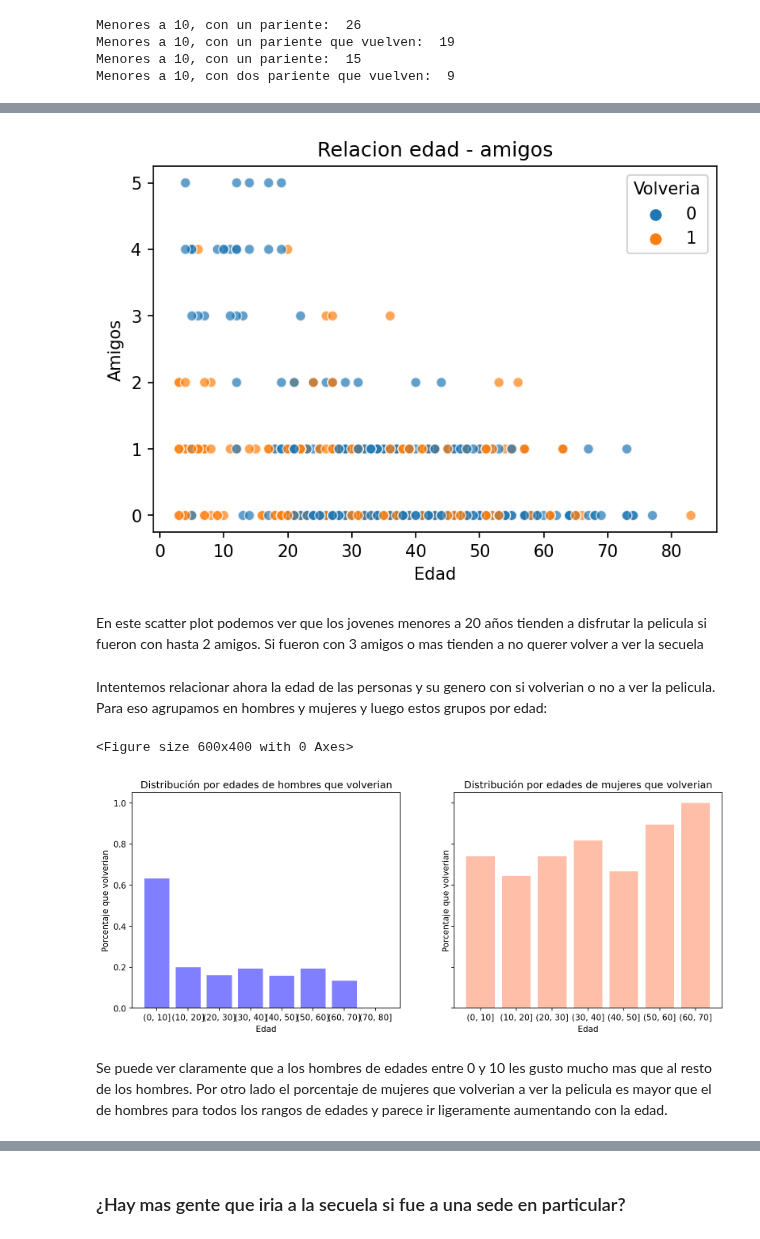
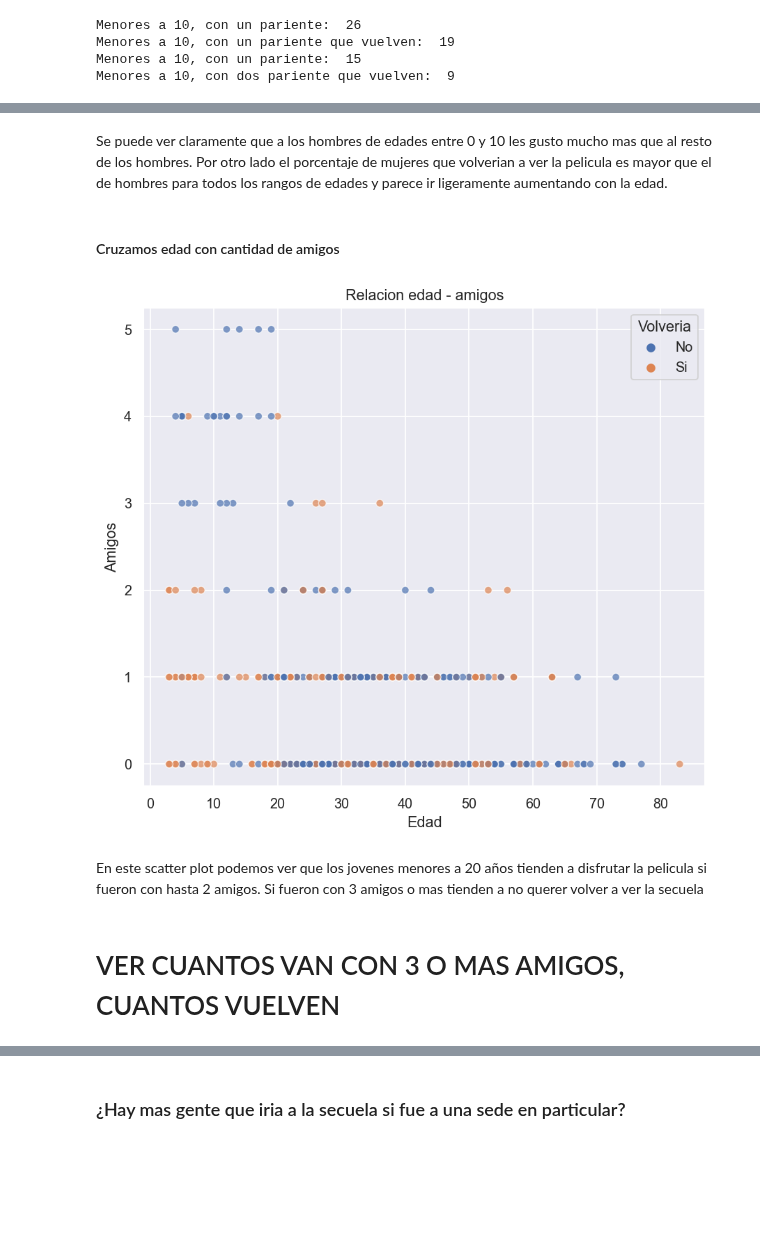
Before and after one commit to brunograssano/TP-Organizacion-de-datos, a Jupyter notebook: TP_Datos.ipynb, the cells around one changed output, grey strips where cells are left out. Cells and saved outputs as stored; diff of their text form; code cells hidden in the pictures; blank space fills up the shorter version.

```diff
--- a/TP_Datos.ipynb
+++ b/TP_Datos.ipynb
@@ -403,0 +323,10 @@ Observamos que son pocos casos como para considerar que es algo muy determinante
+# %%
+sns.set(rc={'figure.figsize':(8,7)})
+g=sns.distplot( a=info_fiumark_df['edad'],
+             hist=True, kde=False, rug=False,
+             bins=40,
+             axlabel='Edad',
+             color='goldenrod')
+g.set_title('Distribucion de la edad de quienes respondieron la encuesta')
+
+plt.show()
@@ -404,71 +394,26 @@ Observamos que son pocos casos como para considerar que es algo muy determinante
+# %% [markdown]
+Se puede ver claramente que a los hombres de edades entre 0 y 10 les gusto mucho mas que al resto de los hombres.
+Por otro lado el porcentaje de mujeres que volverian a ver la pelicula es mayor que el de hombres para todos los rangos de edades y parece ir ligeramente aumentando con la edad.
+# %% [markdown]
+#### Cruzamos edad con cantidad de amigos
 # %%
-plt.figure(dpi=150)
+plt.figure(dpi=130)
 sns.scatterplot(
     x='edad',
     y='amigos',
-    hue=info_fiumark_df['volveria'].tolist(),
+    hue=info_fiumark_df['volveria'].replace([0,1],['No','Si']).tolist(),
     data=info_fiumark_df,
     alpha=0.7,
 )
 plt.legend(title="Volveria")
 plt.ylabel("Amigos")
 plt.xlabel("Edad")
 plt.title('Relacion edad - amigos')
 plt.show()
 # %% [output]
-[figure, old version]
+[figure, new version]
 # %% [markdown]
 En este scatter plot podemos ver que los jovenes menores a 20 años tienden a disfrutar la pelicula si fueron con
 hasta 2 amigos. Si fueron con 3 amigos o mas tienden a no querer volver a ver la secuela
-# %% [markdown]
-Intentemos relacionar ahora la edad de las personas y su genero con si volverian o no a ver la pelicula. Para eso
-agrupamos en hombres y mujeres y luego estos grupos por edad:
-# %%
-edad =  info_fiumark_df['edad']
-genero = info_fiumark_df['genero']
-volveria = info_fiumark_df['volveria']
-
-hombres_vuelven = info_fiumark_df.loc[genero.str.contains('hombre') & (volveria == 1)]
-hombres_total = info_fiumark_df.loc[genero.str.contains('hombre')]
-
-mujeres_vuelven = info_fiumark_df.loc[genero.str.contains('mujer') & (volveria == 1)]
-mujeres_total = info_fiumark_df.loc[genero.str.contains('mujer')]
-
-bins = [0, 10, 20, 30, 40, 50, 60, 70, 80]
-
-cuts_total_mujeres = pd.cut(mujeres_total['edad'], bins = bins)
-cuts_vuelven_mujeres = pd.cut(mujeres_vuelven['edad'], bins = bins)
-
-cuts_total_hombres = pd.cut(hombres_total['edad'], bins = bins)
-cuts_vuelven_hombres = pd.cut(hombres_vuelven['edad'], bins = bins)
-
-serie_hombres = pd.Series(cuts_vuelven_hombres.value_counts()/cuts_total_hombres.value_counts())
-serie_mujeres = pd.Series(cuts_vuelven_mujeres.value_counts()/cuts_total_mujeres.value_counts())
-
-plt.figure(dpi=100)
-
-
-fig, axes = plt.subplots(nrows=1, ncols=2, sharey=True, dpi=150, figsize=(6.4 * 2, 4.8))
-
-
-
-axes[0].bar(serie_hombres.index.astype(str), serie_hombres.values, color = 'blue', alpha = 0.5)
-
-
-axes[0].set_title("Distribución por edades de hombres que volverian")
-axes[0].set_xlabel("Edad")
-axes[0].set_ylabel("Porcentaje que volverian")
-
-axes[1].bar(serie_mujeres.index.astype(str), serie_mujeres.values, color = 'coral', alpha = 0.5)
-
-axes[1].set_title("Distribución por edades de mujeres que volverian")
-axes[1].set_xlabel("Edad")
-axes[1].set_ylabel("Porcentaje que volverian")
-
-plt.show()
-# %% [output]
-<Figure size 600x400 with 0 Axes>
-[figure, removed]
-# %% [markdown]
-Se puede ver claramente que a los hombres de edades entre 0 y 10 les gusto mucho mas que al resto de los hombres.
-Por otro lado el porcentaje de mujeres que volverian a ver la pelicula es mayor que el de hombres para todos los rangos de edades y parece ir ligeramente aumentando con la edad.
+# %% [markdown]
+# VER CUANTOS VAN CON 3 O MAS AMIGOS, CUANTOS VUELVEN
```
Also changed, not shown: parts of 86 cells of this notebook.
